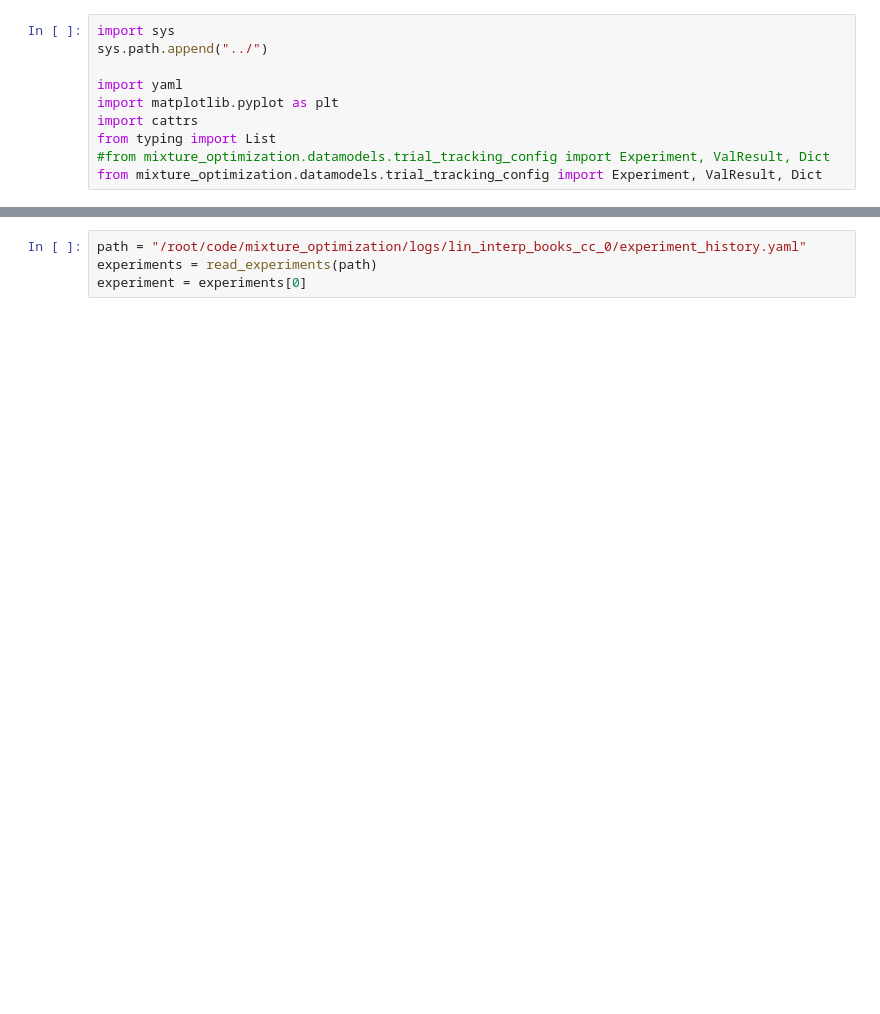
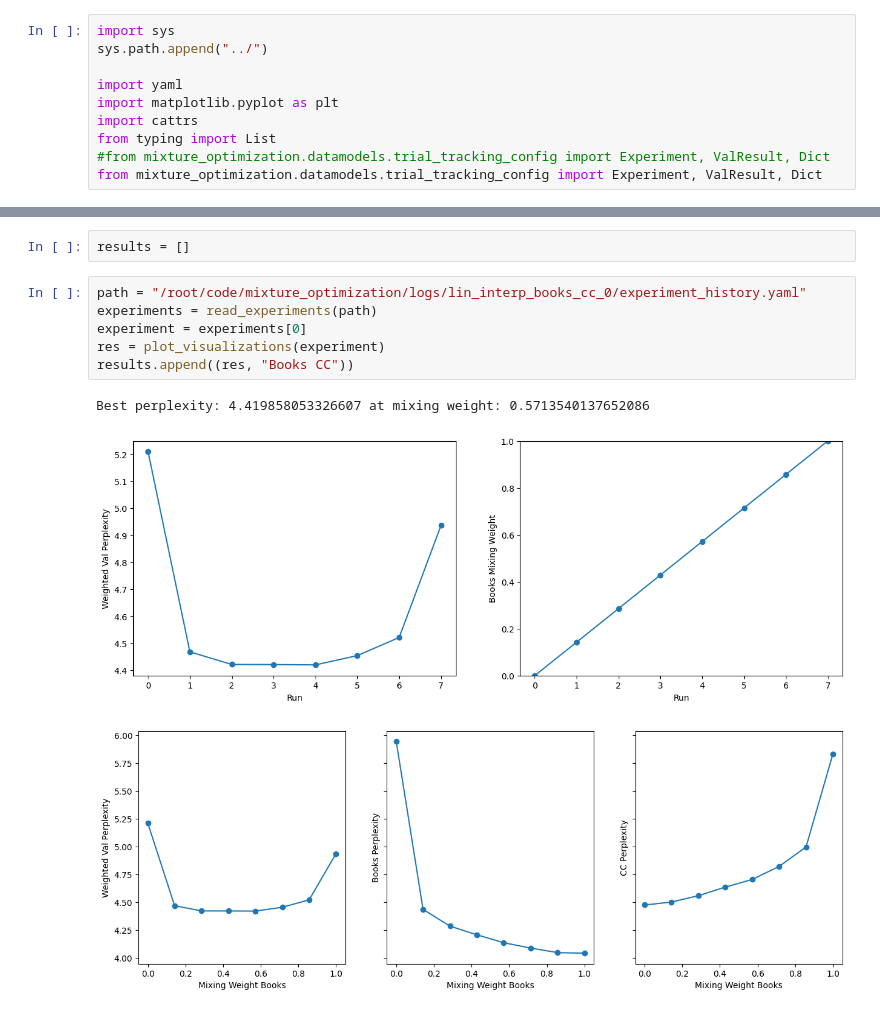
Before and after one commit to tim200002/lm_mixture_optimization, a Jupyter notebook: notebooks/2_source_analysis.ipynb, the cells around one changed output, grey strips where cells are left out. Cells and saved outputs as stored; diff of their text form; blank space fills up the shorter version.

```diff
--- a/notebooks/2_source_analysis.ipynb
+++ b/notebooks/2_source_analysis.ipynb
@@ -78,7 +157,15 @@ def plot_mixing_weights(mixing_weights: List[Dict[str, float]], no_initial_runs:
         axs[i].axvline(x=no_initial_runs - 1, color='r', linestyle='--')
         axs[i].scatter(range(len(mix_w)), mix_w)
     plt.tight_layout()
+# %%
+results = []
 # %%
 path = "/root/code/mixture_optimization/logs/lin_interp_books_cc_0/experiment_history.yaml"
 experiments = read_experiments(path)
 experiment = experiments[0]
+res = plot_visualizations(experiment)
+results.append((res, "Books CC"))
+# %% [output]
+Best perplexity: 4.419858053326607 at mixing weight: 0.5713540137652086
+[figure, added]
+[figure, added]
```
Also changed, not shown: parts of 14 cells of this notebook, 31 other files.
